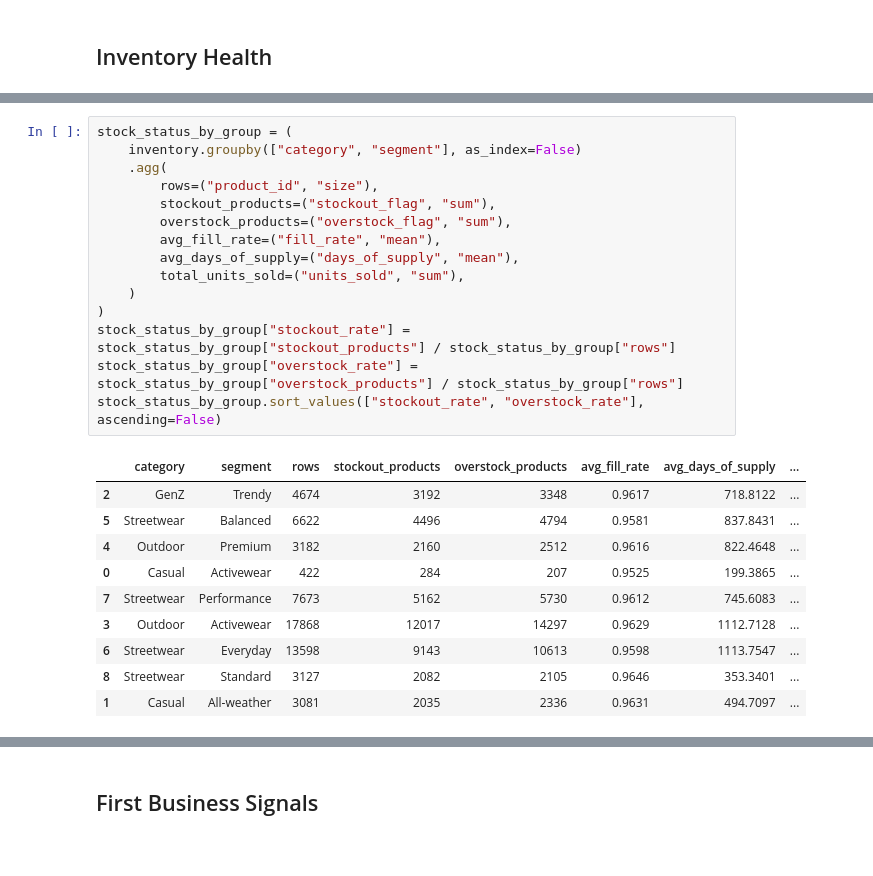
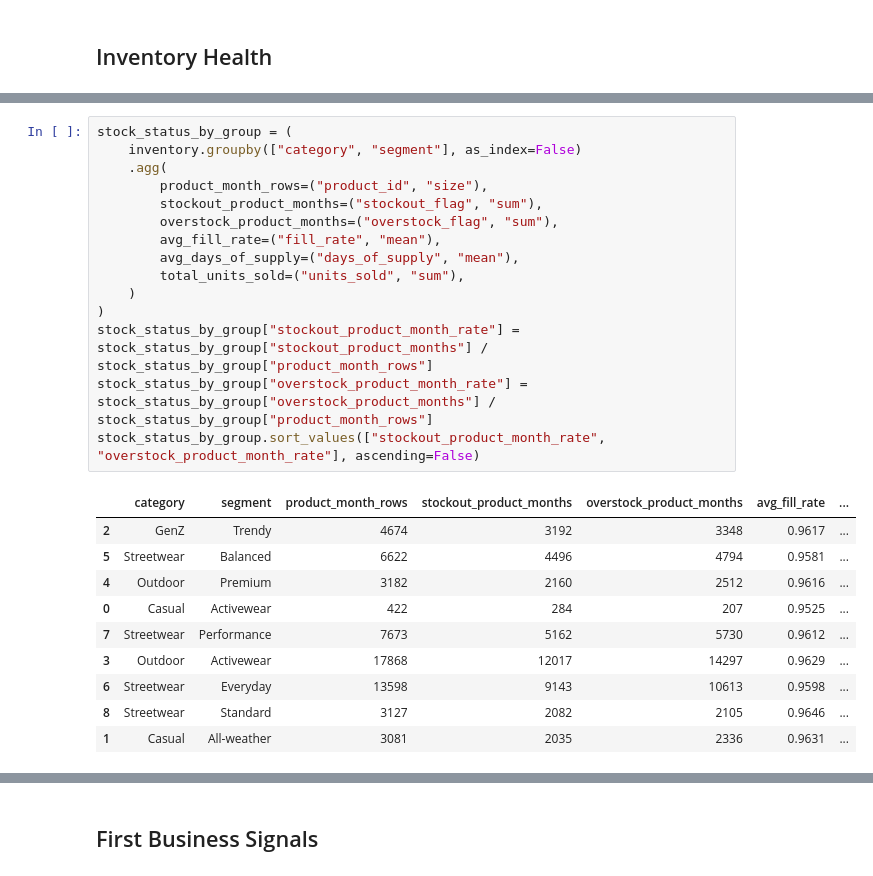
Before and after one commit to NgTHung/DATATHON-2026-r1, a Jupyter notebook: notebooks/02_eda.ipynb, the cells around one changed output, grey strips where cells are left out. Cells and saved outputs as stored; diff of their text form.

```diff
--- a/notebooks/02_eda.ipynb
+++ b/notebooks/02_eda.ipynb
@@ -343,27 +343,27 @@ plt.tight_layout()
 # %%
 stock_status_by_group = (
     inventory.groupby(["category", "segment"], as_index=False)
     .agg(
-        rows=("product_id", "size"),
-        stockout_products=("stockout_flag", "sum"),
-        overstock_products=("overstock_flag", "sum"),
+        product_month_rows=("product_id", "size"),
+        stockout_product_months=("stockout_flag", "sum"),
+        overstock_product_months=("overstock_flag", "sum"),
         avg_fill_rate=("fill_rate", "mean"),
         avg_days_of_supply=("days_of_supply", "mean"),
         total_units_sold=("units_sold", "sum"),
     )
 )
-stock_status_by_group["stockout_rate"] = stock_status_by_group["stockout_products"] / stock_status_by_group["rows"]
-stock_status_by_group["overstock_rate"] = stock_status_by_group["overstock_products"] / stock_status_by_group["rows"]
-stock_status_by_group.sort_values(["stockout_rate", "overstock_rate"], ascending=False)
+stock_status_by_group["stockout_product_month_rate"] = stock_status_by_group["stockout_product_months"] / stock_status_by_group["product_month_rows"]
+stock_status_by_group["overstock_product_month_rate"] = stock_status_by_group["overstock_product_months"] / stock_status_by_group["product_month_rows"]
+stock_status_by_group.sort_values(["stockout_product_month_rate", "overstock_product_month_rate"], ascending=False)
 # %% [output]
-|  | category | segment | rows | stockout_products | overstock_products | avg_fill_rate | avg_days_of_supply | ... |
-| 2 | GenZ | Trendy | 4674 | 3192 | 3348 | 0.9617 | 718.8122 | ... |
-| 5 | Streetwear | Balanced | 6622 | 4496 | 4794 | 0.9581 | 837.8431 | ... |
-| 4 | Outdoor | Premium | 3182 | 2160 | 2512 | 0.9616 | 822.4648 | ... |
-| 0 | Casual | Activewear | 422 | 284 | 207 | 0.9525 | 199.3865 | ... |
-| 7 | Streetwear | Performance | 7673 | 5162 | 5730 | 0.9612 | 745.6083 | ... |
-| 3 | Outdoor | Activewear | 17868 | 12017 | 14297 | 0.9629 | 1112.7128 | ... |
-| 6 | Streetwear | Everyday | 13598 | 9143 | 10613 | 0.9598 | 1113.7547 | ... |
-| 8 | Streetwear | Standard | 3127 | 2082 | 2105 | 0.9646 | 353.3401 | ... |
-| 1 | Casual | All-weather | 3081 | 2035 | 2336 | 0.9631 | 494.7097 | ... |
+|  | category | segment | product_month_rows | stockout_product_months | overstock_product_months | avg_fill_rate | ... |
+| 2 | GenZ | Trendy | 4674 | 3192 | 3348 | 0.9617 | ... |
+| 5 | Streetwear | Balanced | 6622 | 4496 | 4794 | 0.9581 | ... |
+| 4 | Outdoor | Premium | 3182 | 2160 | 2512 | 0.9616 | ... |
+| 0 | Casual | Activewear | 422 | 284 | 207 | 0.9525 | ... |
+| 7 | Streetwear | Performance | 7673 | 5162 | 5730 | 0.9612 | ... |
+| 3 | Outdoor | Activewear | 17868 | 12017 | 14297 | 0.9629 | ... |
+| 6 | Streetwear | Everyday | 13598 | 9143 | 10613 | 0.9598 | ... |
+| 8 | Streetwear | Standard | 3127 | 2082 | 2105 | 0.9646 | ... |
+| 1 | Casual | All-weather | 3081 | 2035 | 2336 | 0.9631 | ... |
 # %%
```
Also changed, not shown: parts of 8 cells of this notebook, 7 other files.
